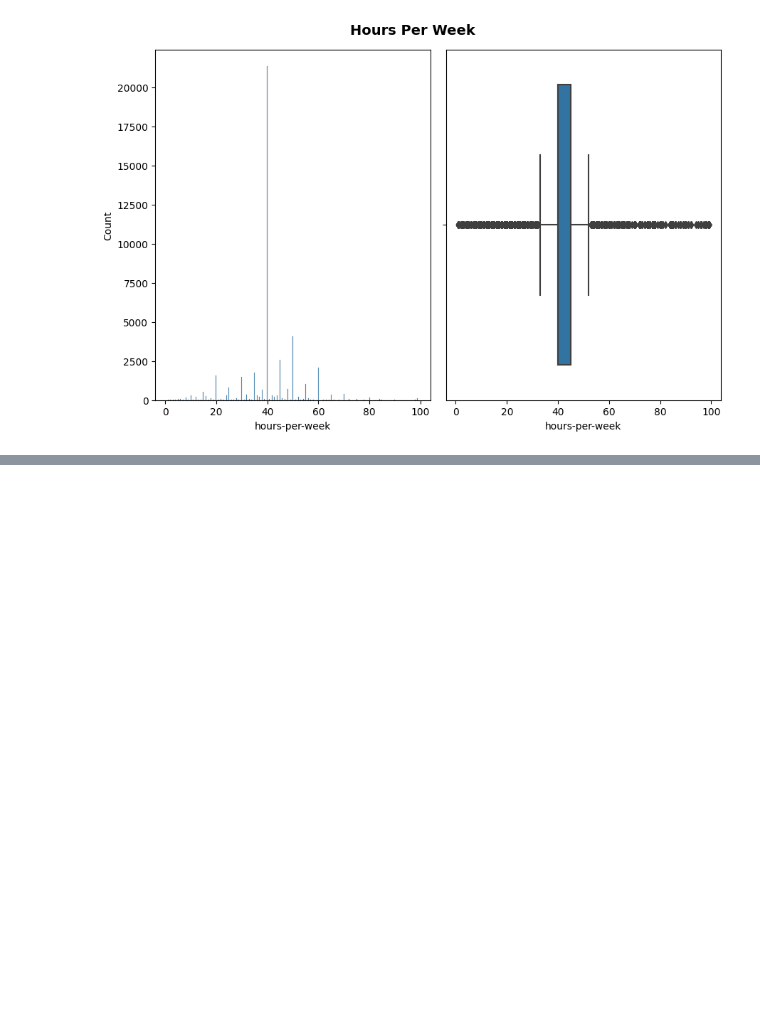
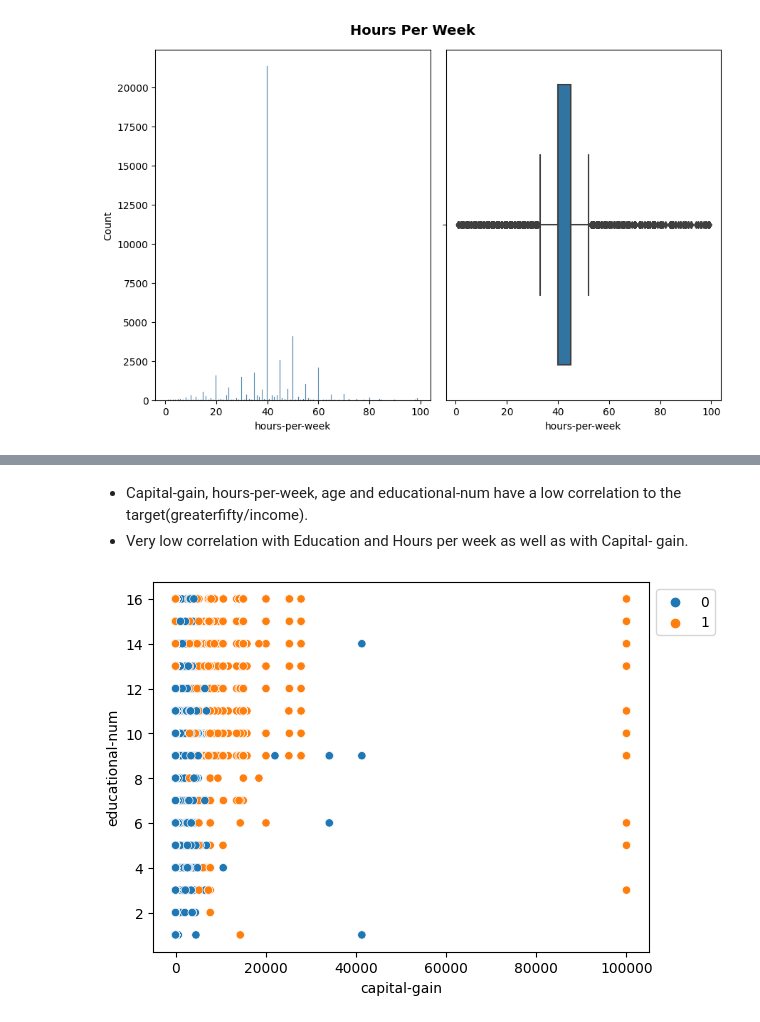
Before and after one commit to KDiBSilva/Adult_Income, a Jupyter notebook: Adult_Income.ipynb, the cells around one changed output, grey strips where cells are left out. Drawn from its saved outputs; the diff is of its cells as text; code cells hidden in the pictures; blank space fills up the shorter version.

```diff
--- a/Adult_Income.ipynb
+++ b/Adult_Income.ipynb
@@ -525,0 +565,9 @@ fig.tight_layout();
+# %% [markdown]
+- Capital-gain, hours-per-week, age and educational-num have a low correlation to the target(greaterfifty/income).
+- Very low correlation with Education and Hours per week as well as with Capital- gain.
+# %%
+# Exploring the Capital- gain and Educational- num
+ax = sns.scatterplot(data = df, x = 'capital-gain', y = 'educational-num', hue = 'greaterfifty');
+ax.legend(bbox_to_anchor = [1, 1]);
+# %% [output]
+[figure, added]
```
Also changed, not shown: parts of 18 cells of this notebook.
